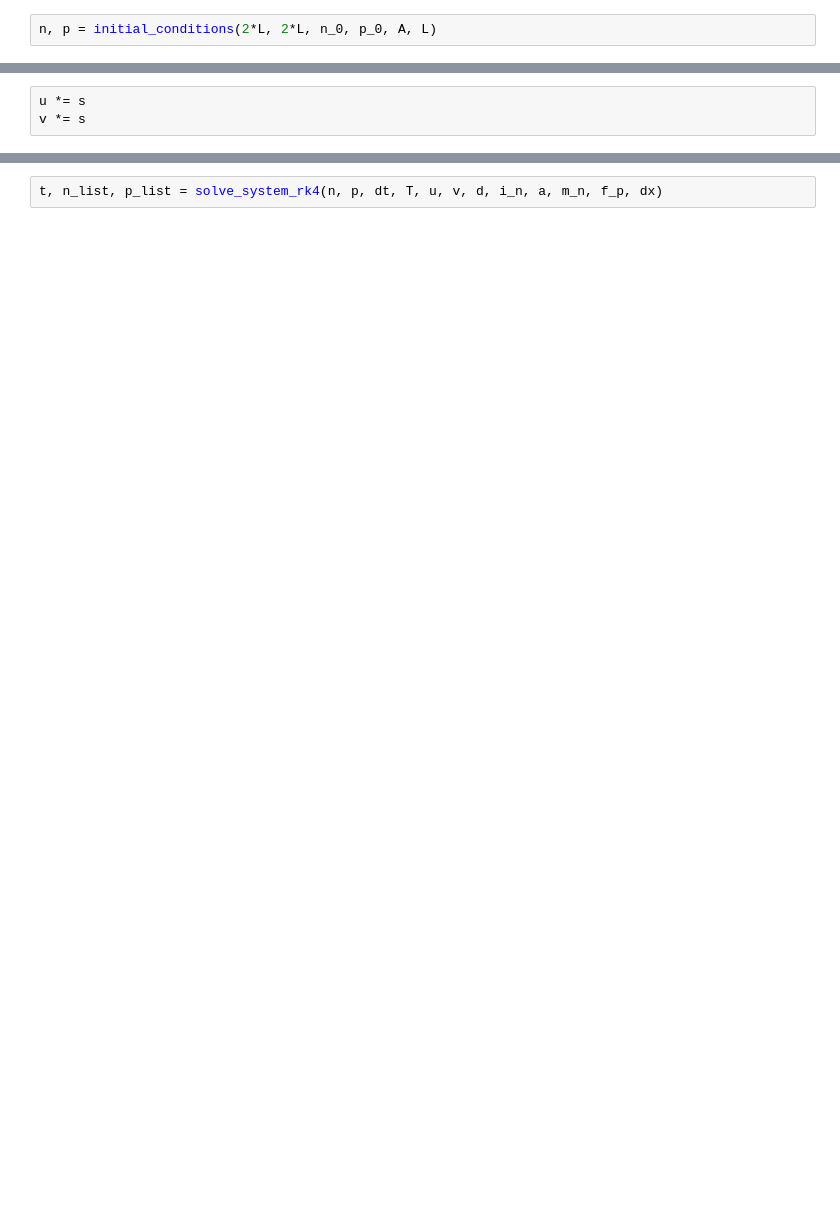
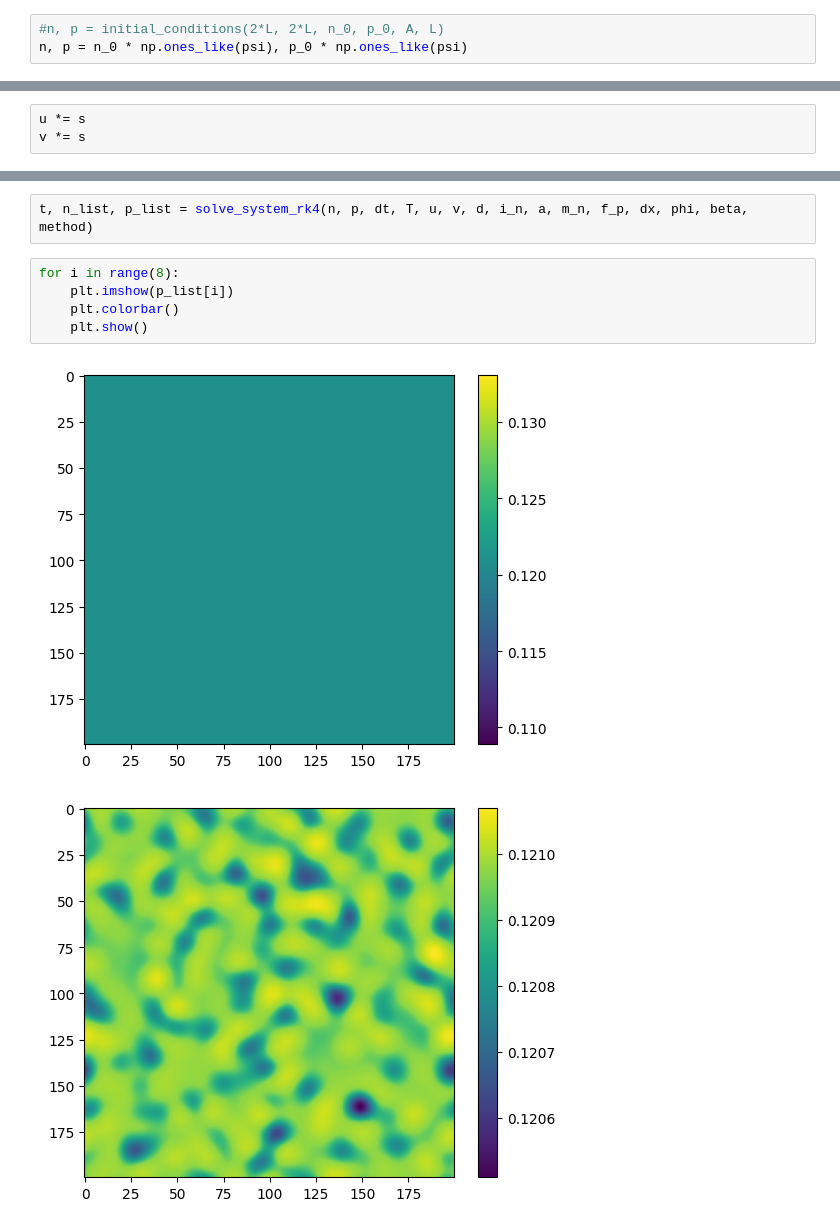
Before and after one commit to AlonsoFernandezVM/Pattern-formation-in-a-phytoplankton-population-based-on-stochastic-models-of-the-ocean-turbulence, a Jupyter notebook: notebooks/non_constant_nutrient_influx.ipynb, the cells around one changed output, grey strips where cells are left out. Cells and saved outputs as stored; diff of their text form; blank space fills up the shorter version.

```diff
--- a/notebooks/non_constant_nutrient_influx.ipynb
+++ b/notebooks/non_constant_nutrient_influx.ipynb
@@ -199,6 +220,7 @@ psi = stream(X, Y, x_centres, y_centres, r_0, sigma)
 
 psi_x, psi_y = discrete_gradient(psi, dx)
 # %%
-n, p = initial_conditions(2*L, 2*L, n_0, p_0, A, L)
+#n, p = initial_conditions(2*L, 2*L, n_0, p_0, A, L)
+n, p = n_0 * np.ones_like(psi), p_0 * np.ones_like(psi)
 # %%
 # Now  for a compressible flow
@@ -244,2 +284,10 @@ np.float64(2824.053410988591)
 # %%
-t, n_list, p_list = solve_system_rk4(n, p, dt, T, u, v, d, i_n, a, m_n, f_p, dx)
+t, n_list, p_list = solve_system_rk4(n, p, dt, T, u, v, d, i_n, a, m_n, f_p, dx, phi, beta, method)
+# %%
+for i in range(8):
+    plt.imshow(p_list[i])
+    plt.colorbar()
+    plt.show()
+# %% [output]
+[figure, added]
+[figure, added]
```
Also changed, not shown: parts of 15 cells of this notebook.
